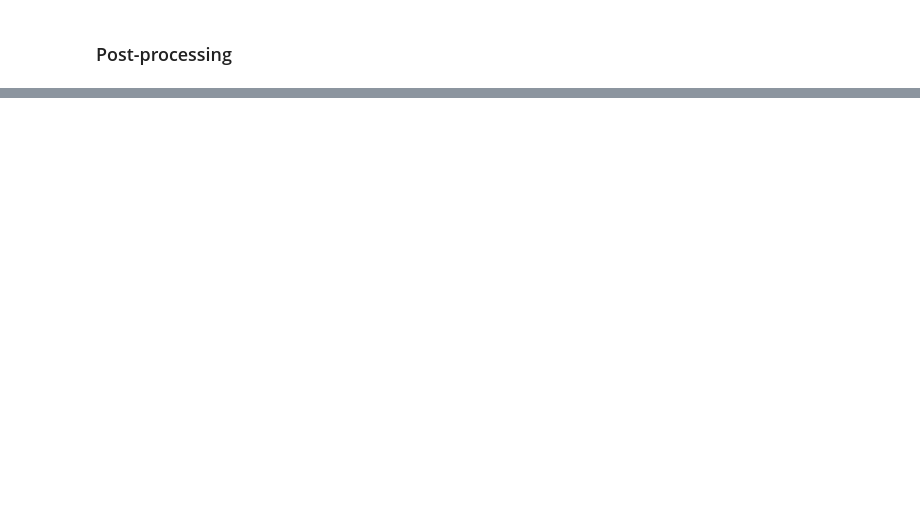
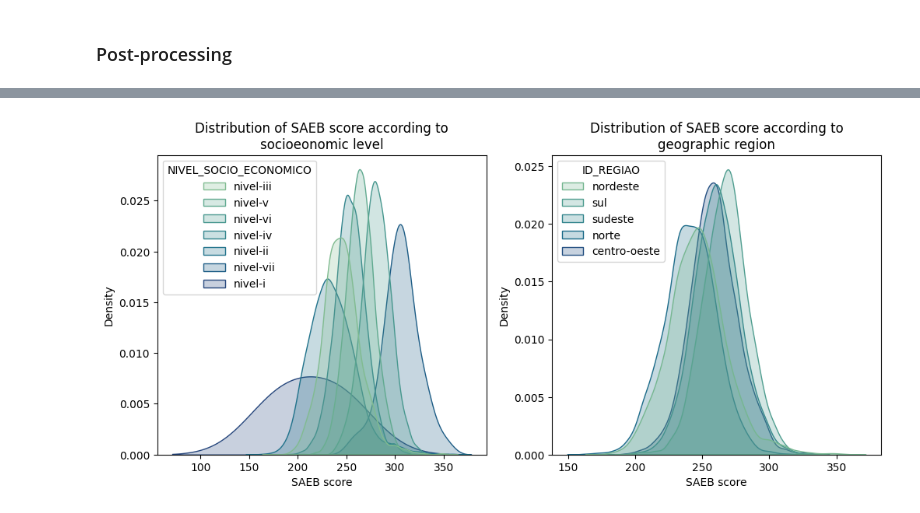
Before and after one commit to GiovaniValdrighi/school_eval_ethical, a Jupyter notebook: notebooks/fairness_mitigation.ipynb, the cells around one changed output, grey strips where cells are left out. Cells and saved outputs as stored; diff of their text form; code cells hidden in the pictures; blank space fills up the shorter version.

```diff
--- a/notebooks/fairness_mitigation.ipynb
+++ b/notebooks/fairness_mitigation.ipynb
@@ -356,0 +509,43 @@ m.fit(X_train_causal, Y_train, sensitive_features=socioeconomic_attr_train)
+# %%
+Y_SAEB_train = pd.read_csv(PATH_ROOT + "data/Y_train_score.csv")
+Y_SAEB_test = pd.read_csv(PATH_ROOT + "data/Y_test_score.csv")
+# %%
+# cluster based in region, socioeconomic index, school location and administration
+columns_to_cluster = ['ID_REGIAO', 'ID_AREA', 'ID_LOCALIZACAO', 'NIVEL_SOCIO_ECONOMICO']
+S_train = pd.get_dummies(X_train[columns_to_cluster])
+S_test = pd.get_dummies(X_test[columns_to_cluster])
+
+cls = KMeans(n_clusters = 5).fit(S_train)
+Z_train = cls.predict(S_train)
+Z_test = cls.predict(S_test)
+
+# get mean of SAEB score for each cluster
+means_k = []
+for k in np.unique(Z_train):
+  means_k.append(Y_SAEB_train[Z_train == k].mean())
+
+
+# subtract the SAEB score from the mean
+Y_SAEB_updated_train = Y_SAEB_train - np.array([means_k[k] for k in Z_train])
+Y_SAEB_updated_test = Y_SAEB_test - np.array([means_k[k] for k in Z_test])
+# %%
+X_train["MEDIA"] = Y_SAEB_train
+X_test["MEDIA"] = Y_SAEB_test
+
+X_train["MEDIA_"] = Y_SAEB_updated_train
+X_test["MEDIA_"] = Y_SAEB_updated_test
+# %%
+fig, axs = plt.subplots(nrows = 1, ncols = 2, figsize = (12 , 5))
+sns.kdeplot(X_train, x="MEDIA", hue="NIVEL_SOCIO_ECONOMICO", fill = True, palette = "crest", common_norm = False, ax = axs[0])
+axs[0].set_xlabel("SAEB score")
+sns.move_legend(axs[0], "upper left")
+axs[0].set_title("Distribution of SAEB score according to\nsocioeonomic level")
+
+sns.kdeplot(X_train, x="MEDIA", hue="ID_REGIAO", fill = True, palette = "crest", common_norm = False, ax = axs[1])
+axs[1].set_xlabel("SAEB score")
+sns.move_legend(axs[1], "upper left")
+axs[1].set_title("Distribution of SAEB score according to\ngeographic region")
+
+plt.show()
+# %% [output]
+[figure, added]
```
Also changed, not shown: parts of 35 cells of this notebook.
